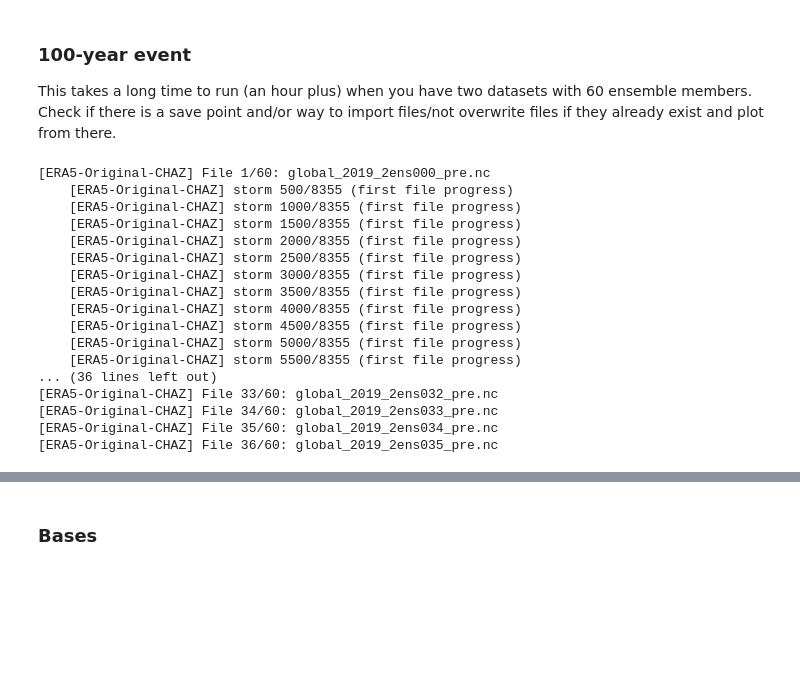
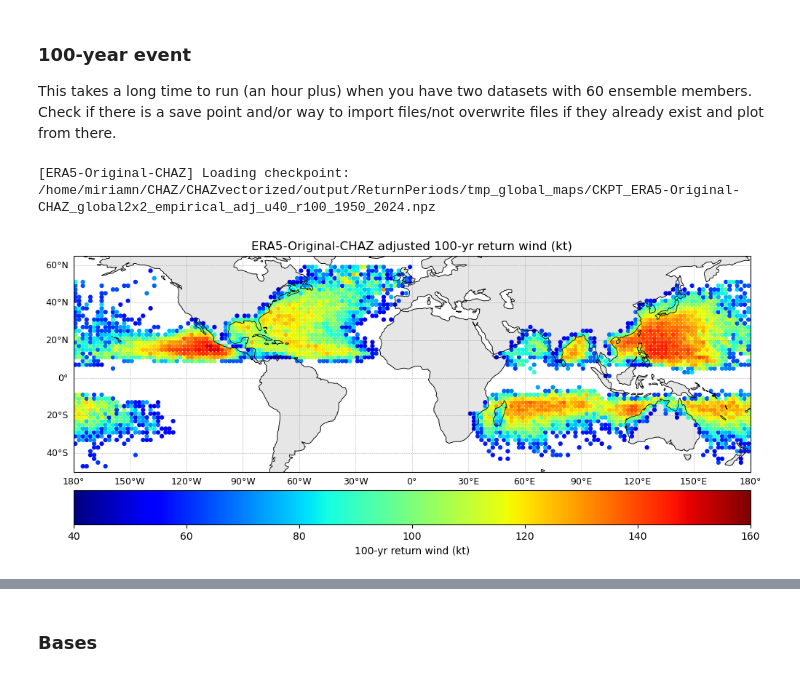
Before and after one commit to zentouro/CHAZ, a Jupyter notebook: CHAZv2/analysis/return-periods.ipynb, the cells around one changed output, grey strips where cells are left out. Cells and saved outputs as stored; diff of their text form; code cells hidden in the pictures; blank space fills up the shorter version.

Commit message:
Update return periods configuration

```diff
--- a/CHAZv2/analysis/return-periods.ipynb
+++ b/CHAZv2/analysis/return-periods.ipynb
@@ -682,7 +682,8 @@ def compute_global_empirical_adjusted_map_fast(
 # It must contain: out_obs_foe40["lam"] and (recommended) out_obs_foe40["n_exc"]
 
 #CKPT_DIR = "/home/skramer/DOD/CHAZ-ERA/tmp_global_maps"
-CKPT_DIR = "/home/miriamn/CHAZ/CHAZvectorized/output/ReturnPeriods/tmp_global_maps"
+#CKPT_DIR = "/home/miriamn/CHAZ/CHAZvectorized/output/ReturnPeriods/tmp_global_maps"
+CKPT_DIR = "/home/miriamn/CHAZ/CHAZv2/output/ReturnPeriods/tmp_global_maps"
 
 # IMPORTANT: use empirical FoE(40) obs product for calibration (broader coverage)
 out_obs = out_obs_foe40
@@ -692,7 +693,7 @@ end_year = 2024
 
 # ---- Original ----
 #output_original_file = f'/home/miriamn/CHAZ/CHAZvectorized/output/ReturnPeriods/ERA5-Original-CHAZ_global2x2_empirical_adj_u40_r100_{start_year}_{end_year}.npz'
-output_original_file = f"/home/miriamn/CHAZ/CHAZvectorized/output/ReturnPeriods/ERA5-Original-CHAZ_global2x2_empirical_adj_u40_r100_{start_year}_{end_year}.npz"
+output_original_file = f"{gv.output_path}/ReturnPeriods/ERA5-Original-CHAZ_global2x2_empirical_adj_u40_r100_{start_year}_{end_year}.npz"
 
 if os.path.exists(output_original_file):
     out_original_fast = np.load(output_original_file, allow_pickle=True)
@@ -708,51 +709,37 @@ else:
         #end_year=2020,
         end_year = end_year,
         threshold_knots=40.0,
         min_exceed=10,      # MODEL min events (empirical stability)
         min_exc_obs=1,      # OBS min exceedances for calibration (coverage)
         coarse_wind_min=34.0,
         ddeg=2.0,
         checkpoint_dir=CKPT_DIR,
         checkpoint_tag=f"ERA5-Original-CHAZ_global2x2_empirical_adj_u40_r100_{start_year}_{end_year}",
         # optional caps if desired:
         # alpha_min=0.2, alpha_max=5.0,
     )
 
     np.savez_compressed(
-        f"/home/miriamn/CHAZ/CHAZvectorized/output/ReturnPeriods/ERA5-Original-CHAZ_global2x2_empirical_adj_u40_r100_{start_year}_{end_year}.npz",
+        output_original_file,
+        #f"/home/miriamn/CHAZ/CHAZvectorized/output/ReturnPeriods/ERA5-Original-CHAZ_global2x2_empirical_adj_u40_r100_{start_year}_{end_year}.npz",
         **out_original_fast
     )
 
 plot_global_return_level_map_from_field(
     out_original_fast["lon2d"], out_original_fast["lat2d"], out_original_fast["zT_adj"],
     title="ERA5-Original-CHAZ adjusted 100-yr return wind (kt)"
 )
 
 
 # Optional sanity maps:
 # plot alpha (calibration factor) and storm counts
 # plot_global_return_level_map_from_field(out_era5_fast["lon2d"], out_era5_fast["lat2d"], out_era5_fast["alpha"],
 #     title="ERA5 alpha = FoE_obs(40)/FoE_era(40)", vmin=0.2, vmax=5.0)
 # plot_global_return_level_map_from_field(out_era5_fast["lon2d"], out_era5_fast["lat2d"], out_era5_fast["n_storms"].astype(float),
 #     title="ERA5 qualifying storm count (>=40 kt within 100 km)", vmin=0, vmax=80)
 # %% [output]
-[ERA5-Original-CHAZ] File 1/60: global_2019_2ens000_pre.nc
-    [ERA5-Original-CHAZ] storm 500/8355 (first file progress)
-    [ERA5-Original-CHAZ] storm 1000/8355 (first file progress)
-    [ERA5-Original-CHAZ] storm 1500/8355 (first file progress)
-    [ERA5-Original-CHAZ] storm 2000/8355 (first file progress)
-    [ERA5-Original-CHAZ] storm 2500/8355 (first file progress)
-    [ERA5-Original-CHAZ] storm 3000/8355 (first file progress)
-    [ERA5-Original-CHAZ] storm 3500/8355 (first file progress)
-    [ERA5-Original-CHAZ] storm 4000/8355 (first file progress)
-    [ERA5-Original-CHAZ] storm 4500/8355 (first file progress)
-    [ERA5-Original-CHAZ] storm 5000/8355 (first file progress)
-    [ERA5-Original-CHAZ] storm 5500/8355 (first file progress)
-... (36 lines left out)
-[ERA5-Original-CHAZ] File 33/60: global_2019_2ens032_pre.nc
-[ERA5-Original-CHAZ] File 34/60: global_2019_2ens033_pre.nc
-[ERA5-Original-CHAZ] File 35/60: global_2019_2ens034_pre.nc
-[ERA5-Original-CHAZ] File 36/60: global_2019_2ens035_pre.nc
+[ERA5-Original-CHAZ] Loading checkpoint: /home/miriamn/CHAZ/CHAZvectorized/output/ReturnPeriods/tmp_global_maps/CKPT_ERA5-Original-CHAZ_global2x2_empirical_adj_u40_r100_1950_2024.npz
+[figure, added]
 # %%
 # ---- Updated ----
 #output_updated_file = f'/home/miriamn/CHAZ/CHAZvectorized/output/ReturnPeriods/ERA5-Updated-CHAZ_global2x2_empirical_adj_u40_r100_{start_year}_{end_year}.npz'
```
Also changed, not shown: parts of 3 cells of this notebook, 1 other file.
